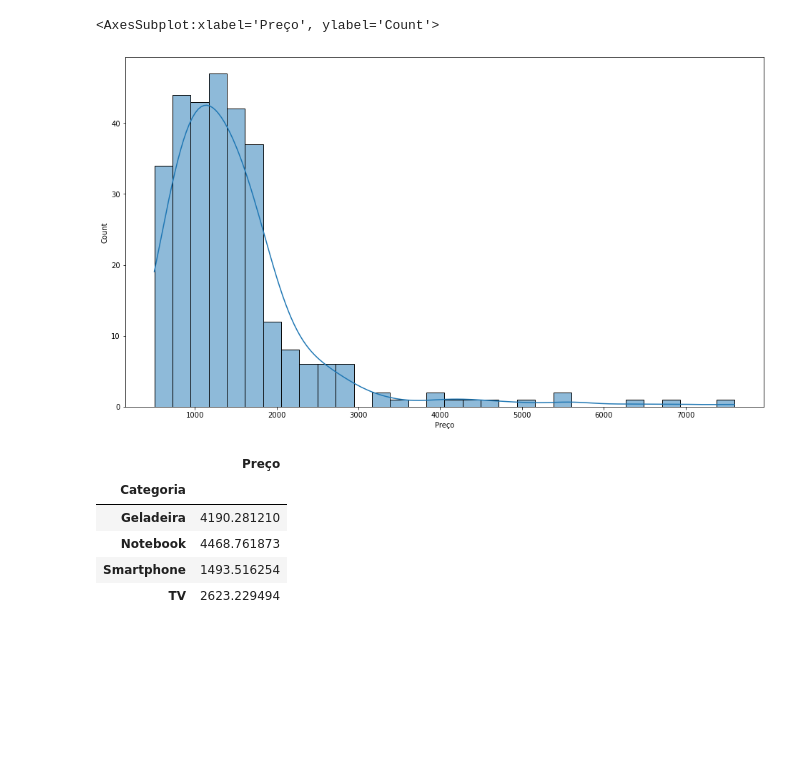
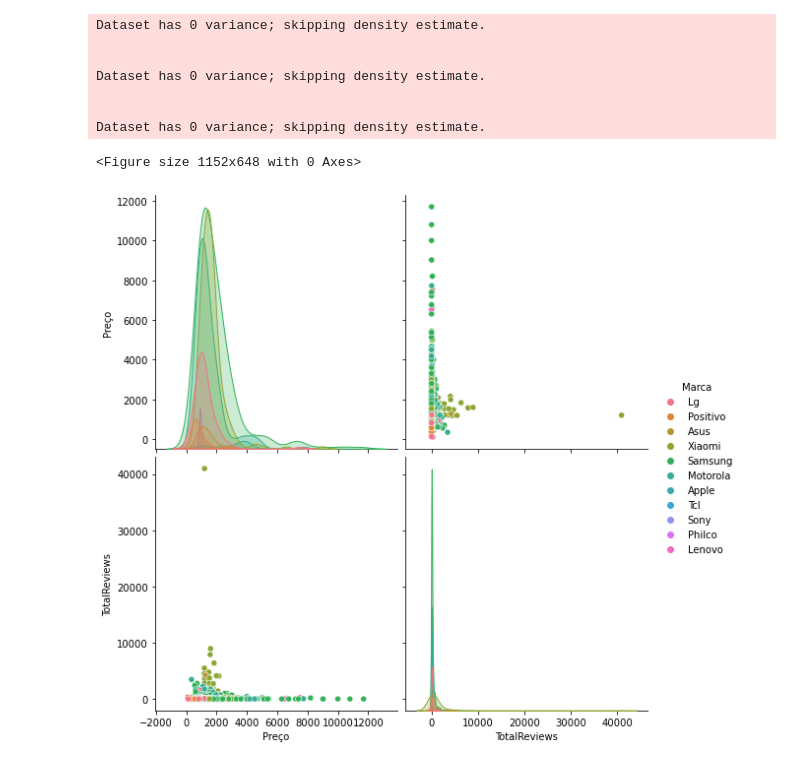
Before and after one commit to vitordutra/desafio-3-trilhas-webscraping, a Jupyter notebook: analise_geral.ipynb, the cells around one changed output. Saved outputs shown, nothing was run; the diff lists cells and outputs as text; code cells hidden in the pictures; blank space fills up the shorter version.

Commit message:
Organizando dados em um unico dataframe

```diff
--- a/analise_geral.ipynb
+++ b/analise_geral.ipynb
@@ -15,0 +106,4 @@ import matplotlib.pyplot as plt
+# %%
+dados_gerais = pd.concat([dados_amazon_new, dados_americanas_new,df_clean_cb,dados_ml_new])
+dados_gerais.reset_index(drop=True, inplace=True)
+dados_gerais
@@ -15,0 +124,3 @@ import matplotlib.pyplot as plt
+# %%
+dados_gerais_marcas = dados_gerais.copy()
+dados_gerais_marcas
@@ -15,0 +141,13 @@ import matplotlib.pyplot as plt
+# %%
+modelos = ["lenovo", "positivo", "samsung", "dell", "acer", "apple", "xiaomi", "motorola", "asus","sony","tcl","philips","lg","philco" ]
+count = 0
+dados_gerais_marcas["Marca"] = np.NaN
+
+for index, row in dados_gerais_marcas.iterrows():
+    for modelo in modelos:
+        if modelo in row["Descrição"].lower():
+            dados_gerais_marcas.loc[index, "Marca"] = modelo.capitalize()
+# %%
+dados_gerais_marcas.dropna(inplace=True)
+dados_gerais_marcas.reset_index(drop=True, inplace=True)
+dados_gerais_marcas
@@ -16,15 +168,13 @@ import matplotlib.pyplot as plt
 # %%
 fig = plt.figure(figsize=(16,9))
-sns.histplot(x='Preço', data=dados_amazon[dados_amazon['Categoria'] == 'Smartphone'], kde=True)
+sns.pairplot(data=dados_gerais_marcas.query("Categoria == 'Smartphone'"), hue="Marca",height=4);
 # %% [output]
-<AxesSubplot:xlabel='Preço', ylabel='Count'>
+Dataset has 0 variance; skipping density estimate.
+
+
+Dataset has 0 variance; skipping density estimate.
+
+
+Dataset has 0 variance; skipping density estimate.
+<Figure size 1152x648 with 0 Axes>
-[figure, old version]
+[figure, new version]
-# %%
-dados_amazon.groupby('Categoria')[['Preço','Categoria']].mean()
-# %% [output]
-|  | Preço |
-| Categoria |  |
-| Geladeira | 4190.281210 |
-| Notebook | 4468.761873 |
-| Smartphone | 1493.516254 |
-| TV | 2623.229494 |
```
Also changed, not shown: parts of 21 cells of this notebook, 5 other files.
